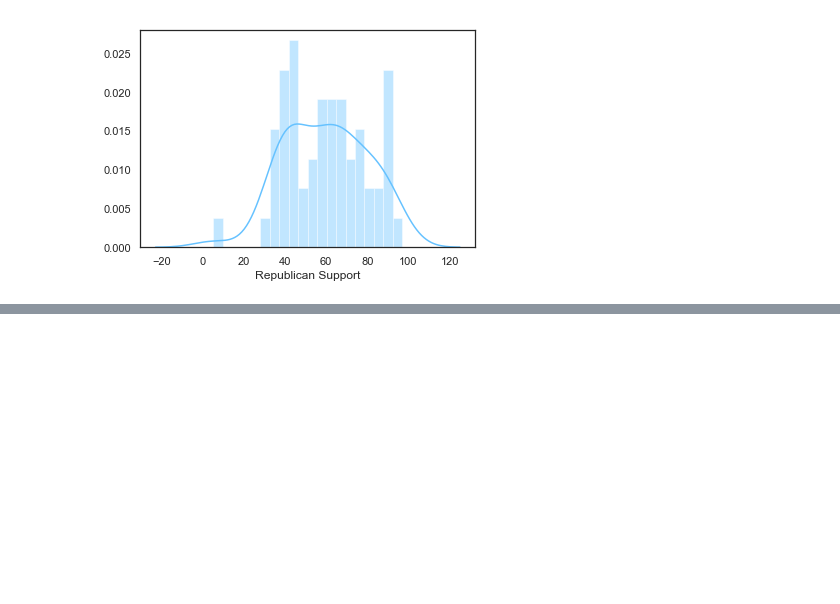
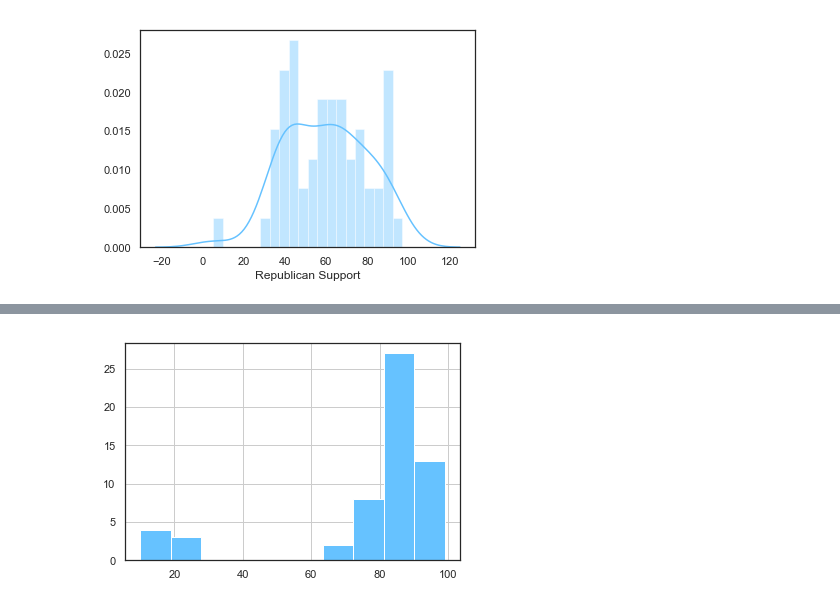
Before and after one commit to jaebooker/OvertonObservatory, a Jupyter notebook: OvertonObservatory.ipynb, the cells around one changed output, grey strips where cells are left out. Saved outputs shown, nothing was run; the diff lists cells and outputs as text; code cells hidden in the pictures; blank space fills up the shorter version.

```diff
--- a/OvertonObservatory.ipynb
+++ b/OvertonObservatory.ipynb
@@ -296,0 +317,5 @@ sns.distplot(df['Support'].dropna(), hist=True,kde=True,bins=20)
+# %%
+df['Democratic Support'].hist(bins=10)
+plt.show()
+# %% [output]
+[figure, added]
```
Also changed, not shown: parts of 12 cells of this notebook.
